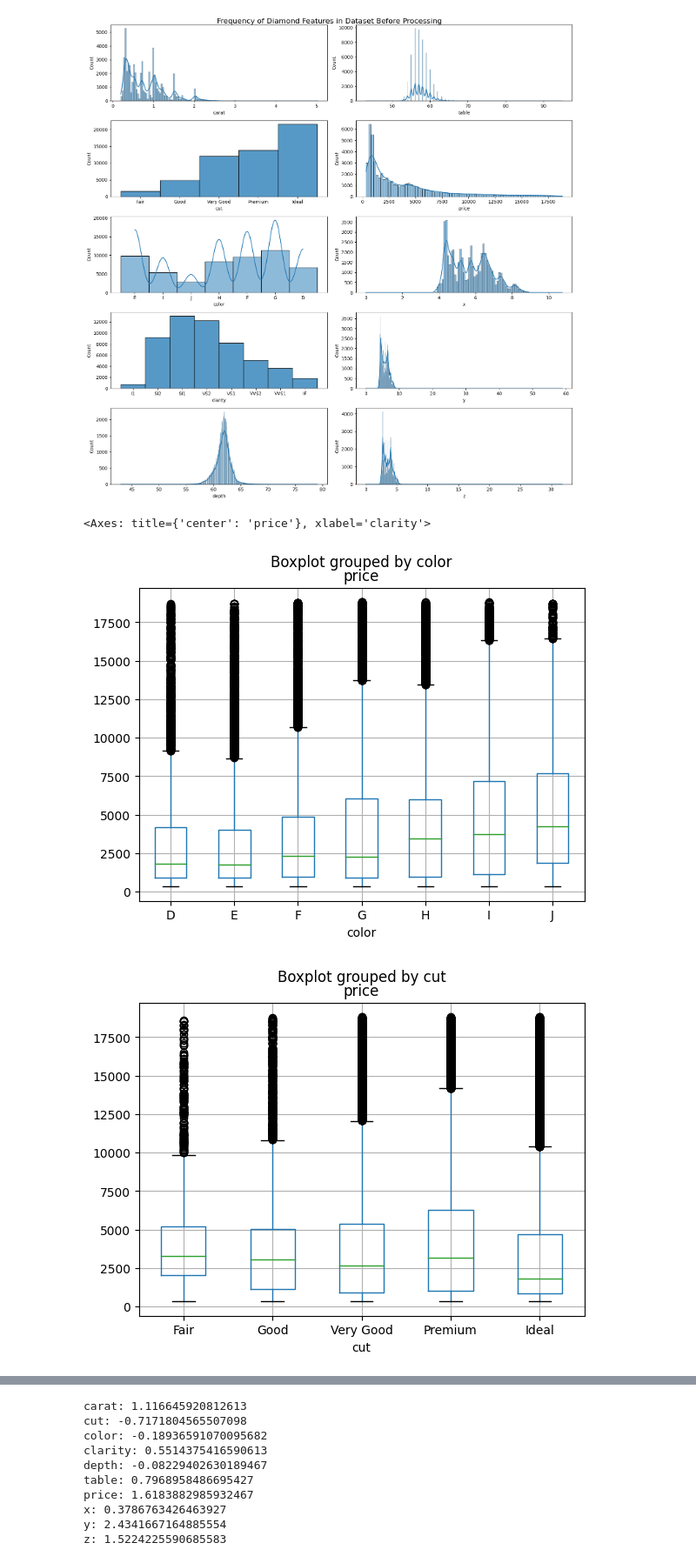
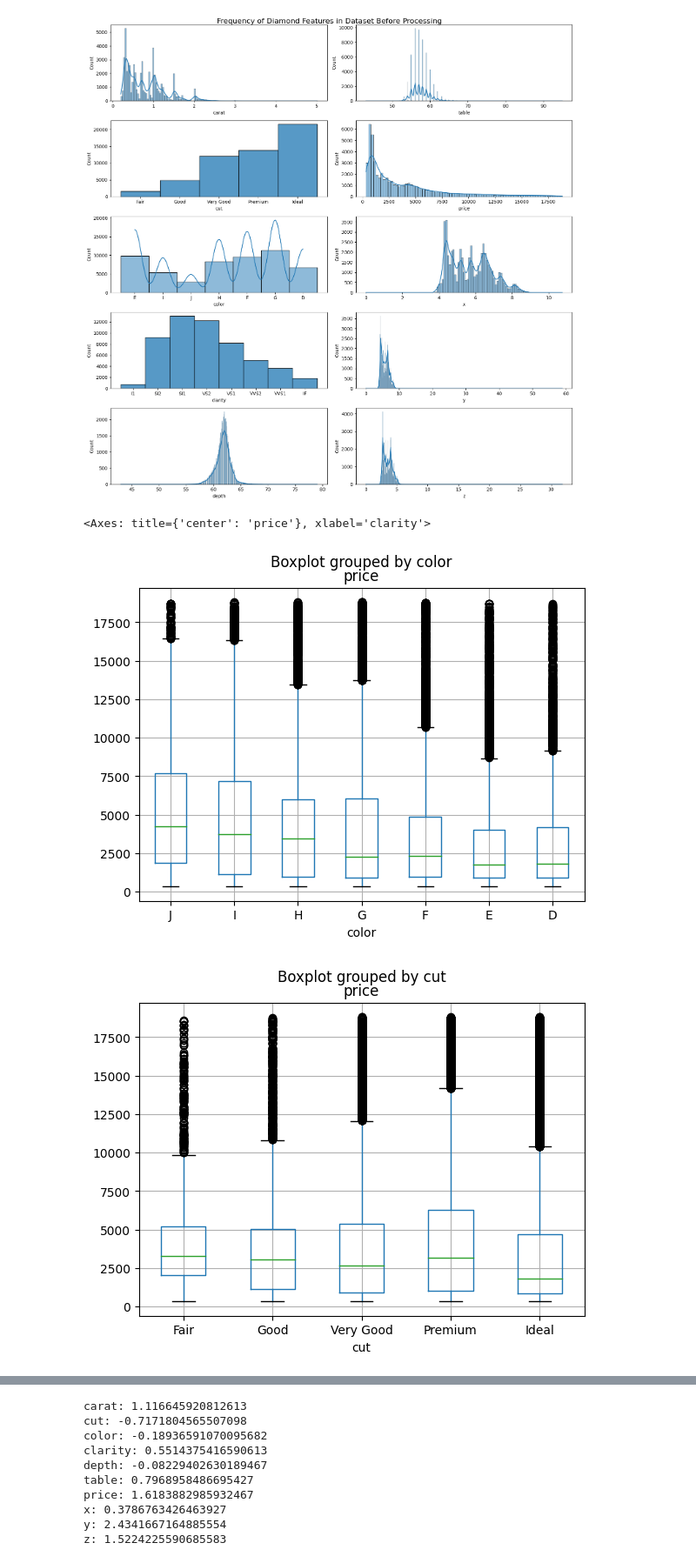
Before and after one commit to thewrigman/Diamond-characteristics-ece219, a Jupyter notebook: src/dataset.ipynb, the cells around one changed output, grey strips where cells are left out. Shown at 87% size. Saved outputs shown, nothing was run; the diff lists cells and outputs as text; code cells hidden in the pictures.

```diff
--- a/src/dataset.ipynb
+++ b/src/dataset.ipynb
@@ -106,16 +106,19 @@ fig.tight_layout()
 # %%
 cutLabels = ["Fair","Good","Very Good", "Premium", "Ideal"]
 clarityLabels = ["I1","SI2","SI1","VS2","VS1","VVS2","VVS1","IF"]
+colorLabels= ['J','I','H','G','F','E','D']
+colorOrder = CategoricalDtype(colorLabels, ordered=True)
+df['color'] = df['color'].astype(colorOrder)
 df.boxplot(column='price',by='color')
 cutOrder = CategoricalDtype(cutLabels, ordered=True)
 df['cut']=df['cut'].astype(cutOrder)
 df.boxplot(column='price',by='cut')
 clarityOrder = CategoricalDtype(clarityLabels, ordered=True)
 df['clarity'] = df['clarity'].astype(clarityOrder)
 df.boxplot(column='price',by='clarity')
 # %% [output]
 <Axes: title={'center': 'price'}, xlabel='clarity'>
-[figure, old version]
+[figure, new version]
 [figure]
 [figure]
 # %%
```
Also changed, not shown: 6 other files.
